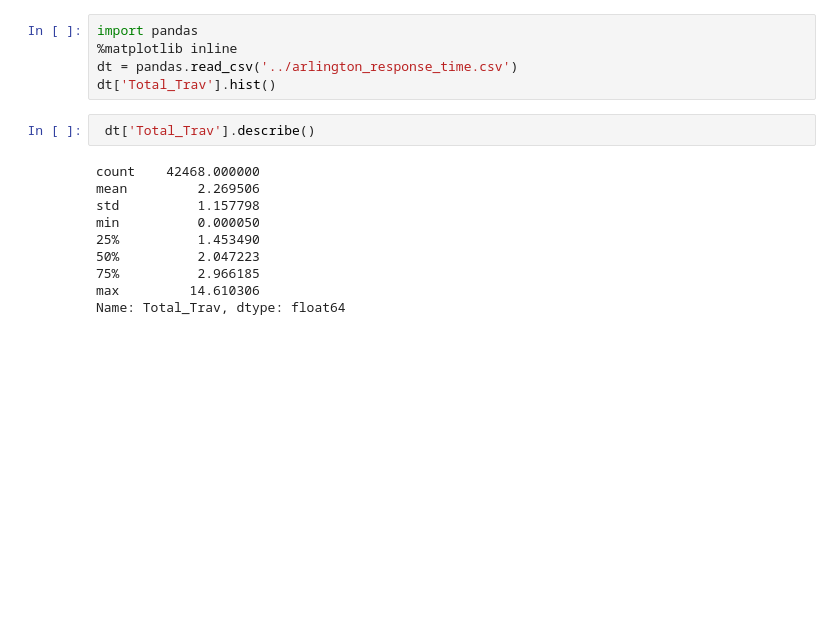
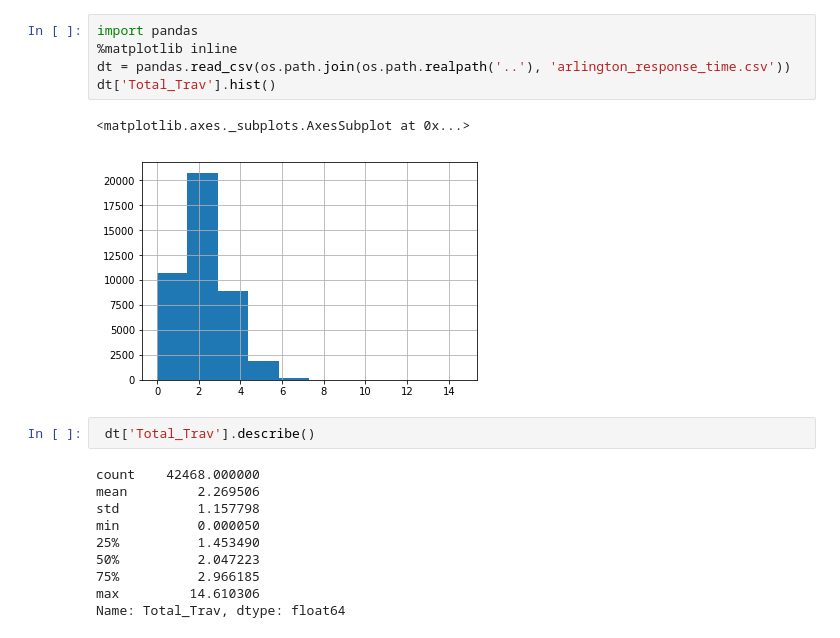
Before and after one commit to tbuffington7/data, a Jupyter notebook: sources/response_time_data/notebooks/Arrival Time Distributions.ipynb, the cells around one changed output. Cells and saved outputs as stored; diff of their text form; blank space fills up the shorter version.

```diff
--- a/sources/response_time_data/notebooks/Arrival Time Distributions.ipynb
+++ b/sources/response_time_data/notebooks/Arrival Time Distributions.ipynb
@@ -17,8 +18,11 @@ Name: Total_Trav, dtype: float64
 # %%
 import pandas
 %matplotlib inline
-dt = pandas.read_csv('../arlington_response_time.csv')
+dt = pandas.read_csv(os.path.join(os.path.realpath('..'), 'arlington_response_time.csv'))
 dt['Total_Trav'].hist()
+# %% [output]
+<matplotlib.axes._subplots.AxesSubplot at 0x...>
+[figure, added]
 # %%
  dt['Total_Trav'].describe()
 # %% [output]
```
Also changed, not shown: parts of 6 cells of this notebook, 6 other files.
